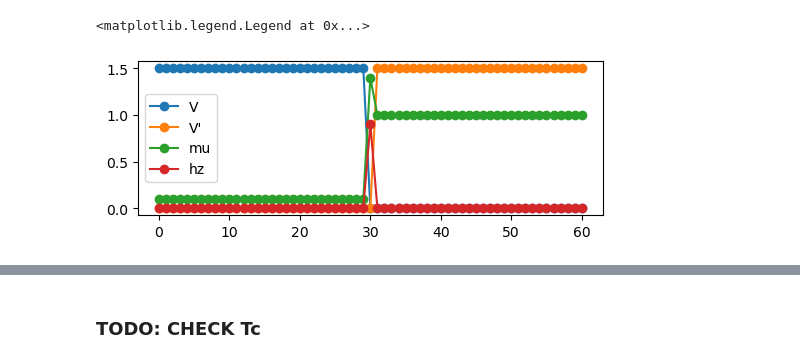
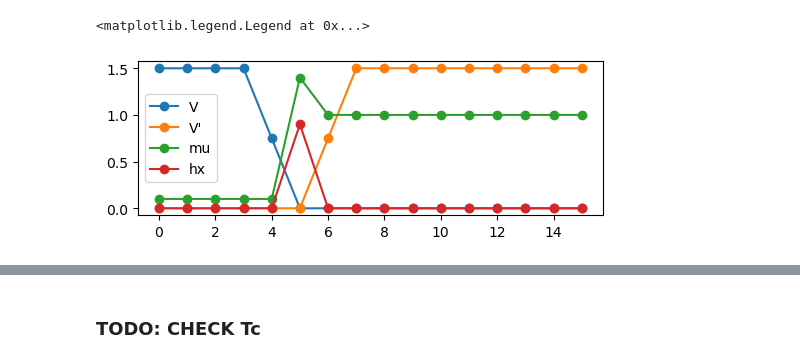
Before and after one commit to emilssp/master-thesis-codebase, a Jupyter notebook: notebooks/DFP_hx.ipynb, the cells around one changed output, grey strips where cells are left out. Drawn from its saved outputs; the diff is of its cells as text; code cells hidden in the pictures.

```diff
--- a/notebooks/DFP_hx.ipynb
+++ b/notebooks/DFP_hx.ipynb
@@ -10,9 +10,9 @@ from scripts.Hamiltonian import Hamiltonian
 from scripts.Lattice import Lattice
 from scripts.self_consistency import bdg_sc
 # %%
-widthD = 30
+widthD = 5
 widthF = 1
-widthP = 30
+widthP = 10
 
 X, Y = widthD+widthF+widthP, 200
 lattice = Lattice(X, Y)
@@ -20,38 +20,40 @@ lattice = Lattice(X, Y)
 t = 1
 T = 0.1
 
 muD = 0.1 * t
 muP = 1.0 * t
 muF = 1.4 * t
 mu = np.zeros(lattice.X)
 mu[:widthD] = muD
 mu[widthD:widthD + widthF] = muF
 mu[widthD + widthF:] = muP
 
-hz0 = 0.9 * t
-hz = np.zeros_like(mu)
-hz[widthD:widthD + widthF] = hz0
+h0 = 0.9 * t
+hx = np.zeros_like(mu)
+hx[widthD:widthD + widthF] = h0
 
 
 V_prime0 = 1.5 * t
 V_prime = V_prime0 * np.ones(lattice.X)
 V_prime[:widthF+widthD] = 0
+V_prime[widthD+widthF] = V_prime0/2
 
 V0 = 1.5 * t
 V = V0 * np.ones(lattice.X)
 V[widthD:] = 0
+V[widthD-1] = V0/2
 
 plt.figure(figsize=(6,2))
 if V is not None:
     plt.plot(V, '-o', label="V")
 if V_prime is not None:
     plt.plot(V_prime, '-o', label="V'",)
 plt.plot(mu, '-o', label='mu')
-plt.plot(hz, '-o', label='hz')
+plt.plot(hx, '-o', label='hx')
 plt.legend()
 # %% [output]
 <matplotlib.legend.Legend at 0x...>
-[figure, old version]
+[figure, new version]
 # %%
 H = Hamiltonian(t, mu, lattice, U=None, V_prime=V_prime, V=V,
                 F_init=[0.1, 0.1, -0.1, -0.1],
```
Also changed, not shown: parts of 6 cells of this notebook, 23 other files.
